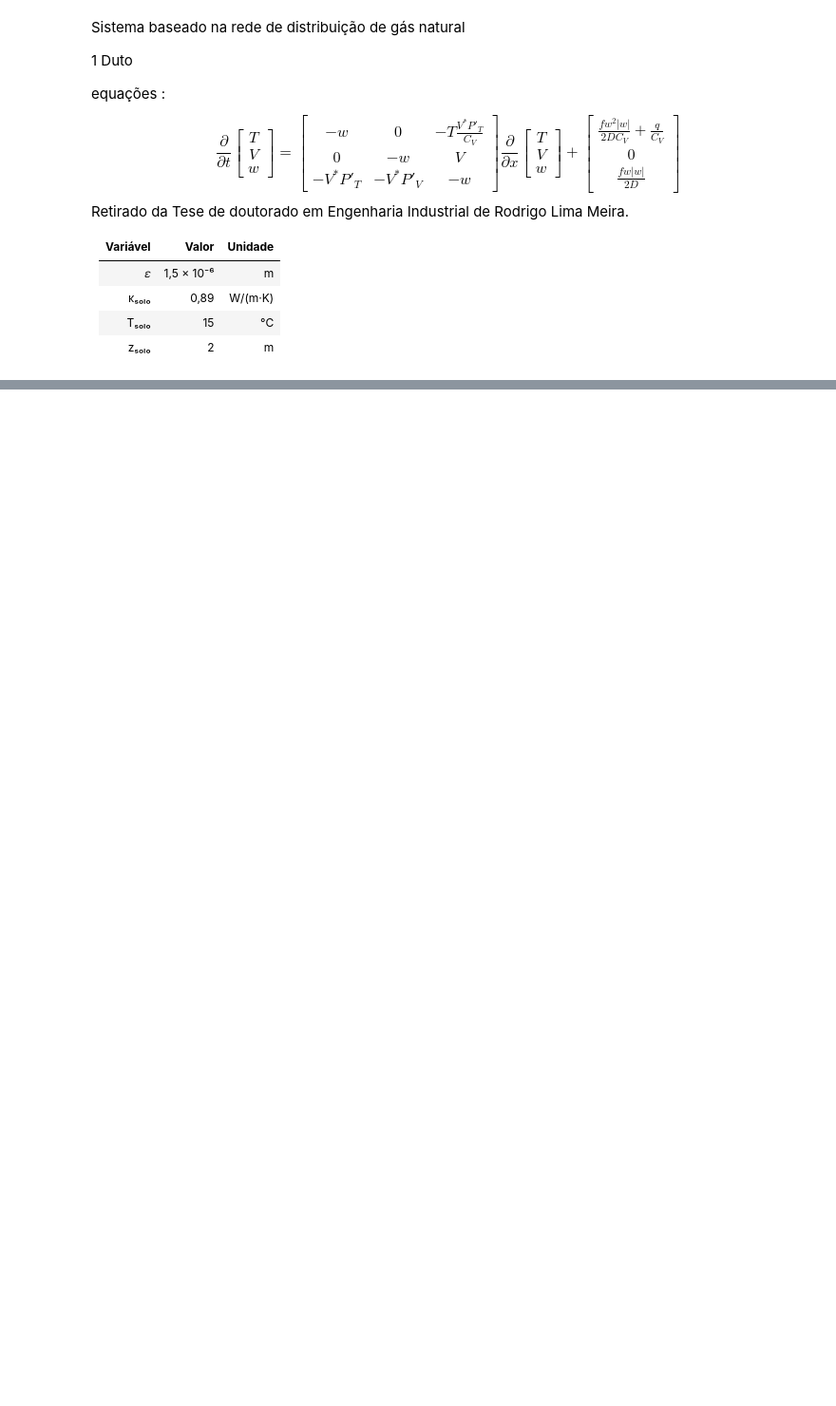
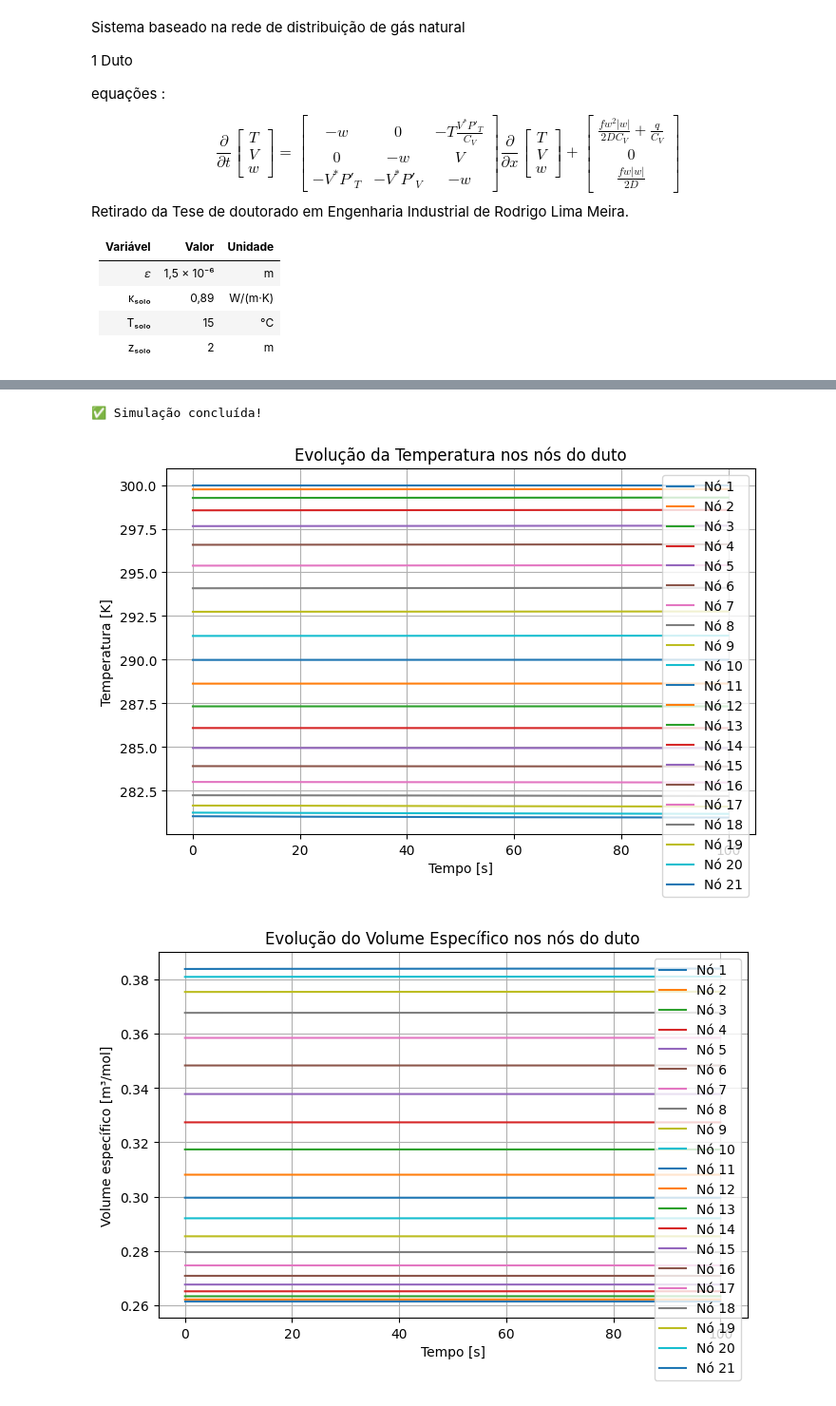
Before and after one commit to MMatheusB/UFBA, a Jupyter notebook: Duto_Rede_de_gas/teste.ipynb, the cells around one changed output, grey strips where cells are left out. Shown: that part at 95% size. Cells and saved outputs as stored; diff of their text form; code cells hidden in the pictures; blank space fills up the shorter version.

Commit message:
configurando com o casadi

```diff
--- a/Duto_Rede_de_gas/teste.ipynb
+++ b/Duto_Rede_de_gas/teste.ipynb
@@ -329,0 +287,76 @@ plt.show()
+# %%
+meu_duto_ca = duto_casadi(gas, visc, Lc=200000.0, D=0.42)
+
+y = ca.SX.sym("y", 3 * meu_duto_ca.n_points)
+t = ca.SX.sym("t")
+
+dydt = meu_duto_ca.evaluate_dae(t, y)
+dae_fun = ca.Function("dae_fun", [t, y], [dydt])
+
+dt = 0.5
+dae = {"x": y, "ode": dydt}
+integrador = ca.integrator("integrador", "idas", dae, {"tf": dt})
+
+y0 = y_final
+
+n_steps = 200
+t_sim = np.linspace(0, n_steps * dt, n_steps)
+y_sol = np.zeros((n_steps, len(y0)))
+
+y_current = y0
+for i in range(n_steps):
+    sol = integrador(x0=y_current)
+    y_current = np.array(sol["xf"]).flatten()
+    y_sol[i, :] = y_current
+
+print("✅ Simulação concluída!")
+
+n_points = meu_duto_ca.n_points
+n_t = y_sol.shape[0]
+
+T_sol = np.zeros((n_t, n_points))
+V_sol = np.zeros((n_t, n_points))
+w_sol = np.zeros((n_t, n_points))
+
+for i in range(n_points):
+    T_sol[:, i] = y_sol[:, 3*i + 0]
+    V_sol[:, i] = y_sol[:, 3*i + 1]
+    w_sol[:, i] = y_sol[:, 3*i + 2]
+
+x = meu_duto_ca.l
+
+plt.figure(figsize=(8, 5))
+plt.title("Evolução da Temperatura nos nós do duto")
+for i in range(n_points):
+    plt.plot(t_sim, T_sol[:, i], label=f"Nó {i+1}")
+plt.xlabel("Tempo [s]")
+plt.ylabel("Temperatura [K]")
+plt.grid(True)
+plt.legend()
+plt.show()
+
+# --- Volume específico ---
+plt.figure(figsize=(8, 5))
+plt.title("Evolução do Volume Específico nos nós do duto")
+for i in range(n_points):
+    plt.plot(t_sim, V_sol[:, i], label=f"Nó {i+1}")
+plt.xlabel("Tempo [s]")
+plt.ylabel("Volume específico [m³/mol]")
+plt.grid(True)
+plt.legend()
+plt.show()
+
+# --- Velocidade ---
+plt.figure(figsize=(8, 5))
+plt.title("Evolução da Velocidade nos nós do duto")
+for i in range(n_points):
+    plt.plot(t_sim, w_sol[:, i], label=f"Nó {i+1}")
+plt.xlabel("Tempo [s]")
+plt.ylabel("Velocidade [m/s]")
+plt.grid(True)
+plt.legend()
+plt.show()
+# %% [output]
+✅ Simulação concluída!
+[figure, added]
+[figure, added]
```
Also changed, not shown: parts of 11 cells of this notebook, 2 other files.
